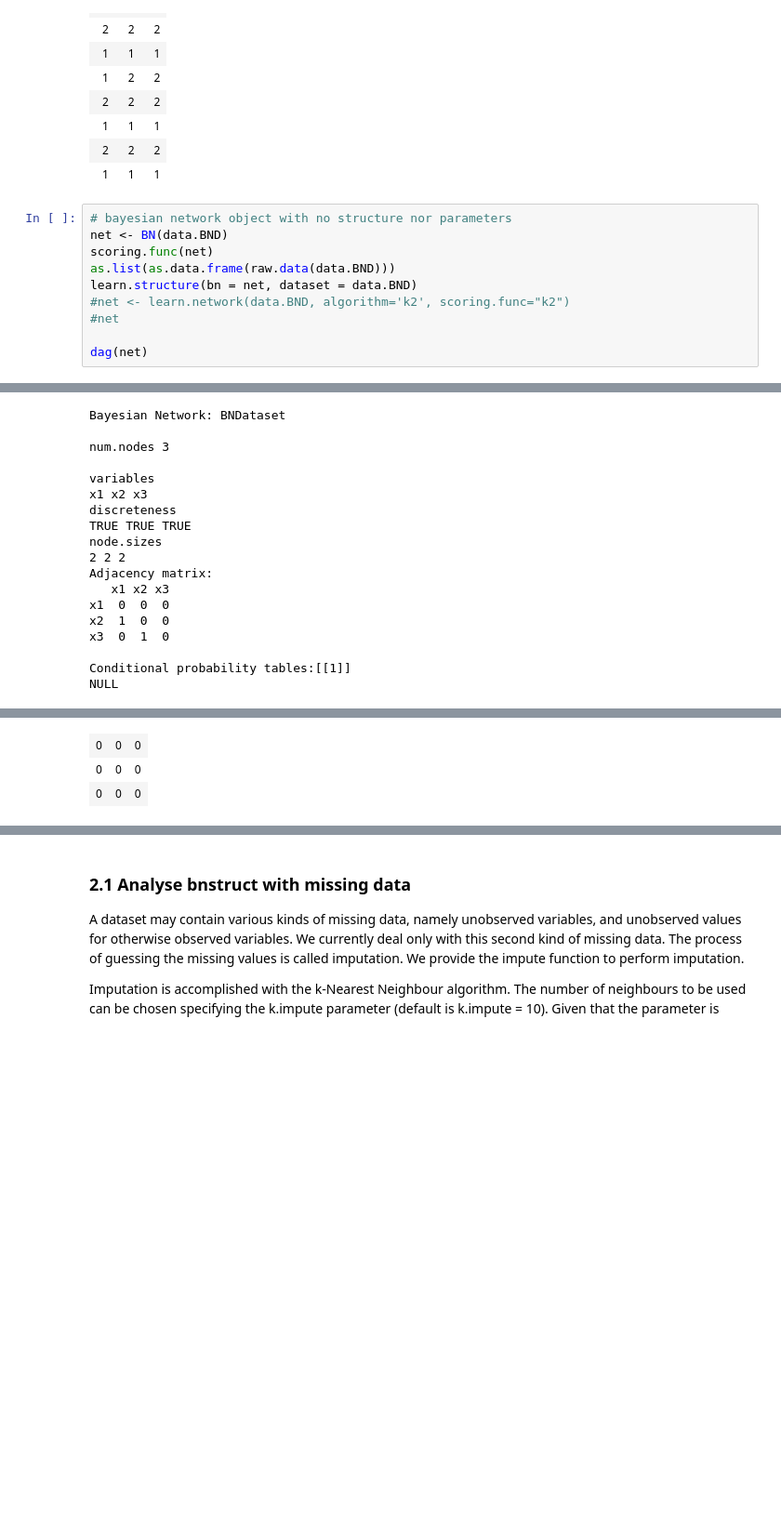
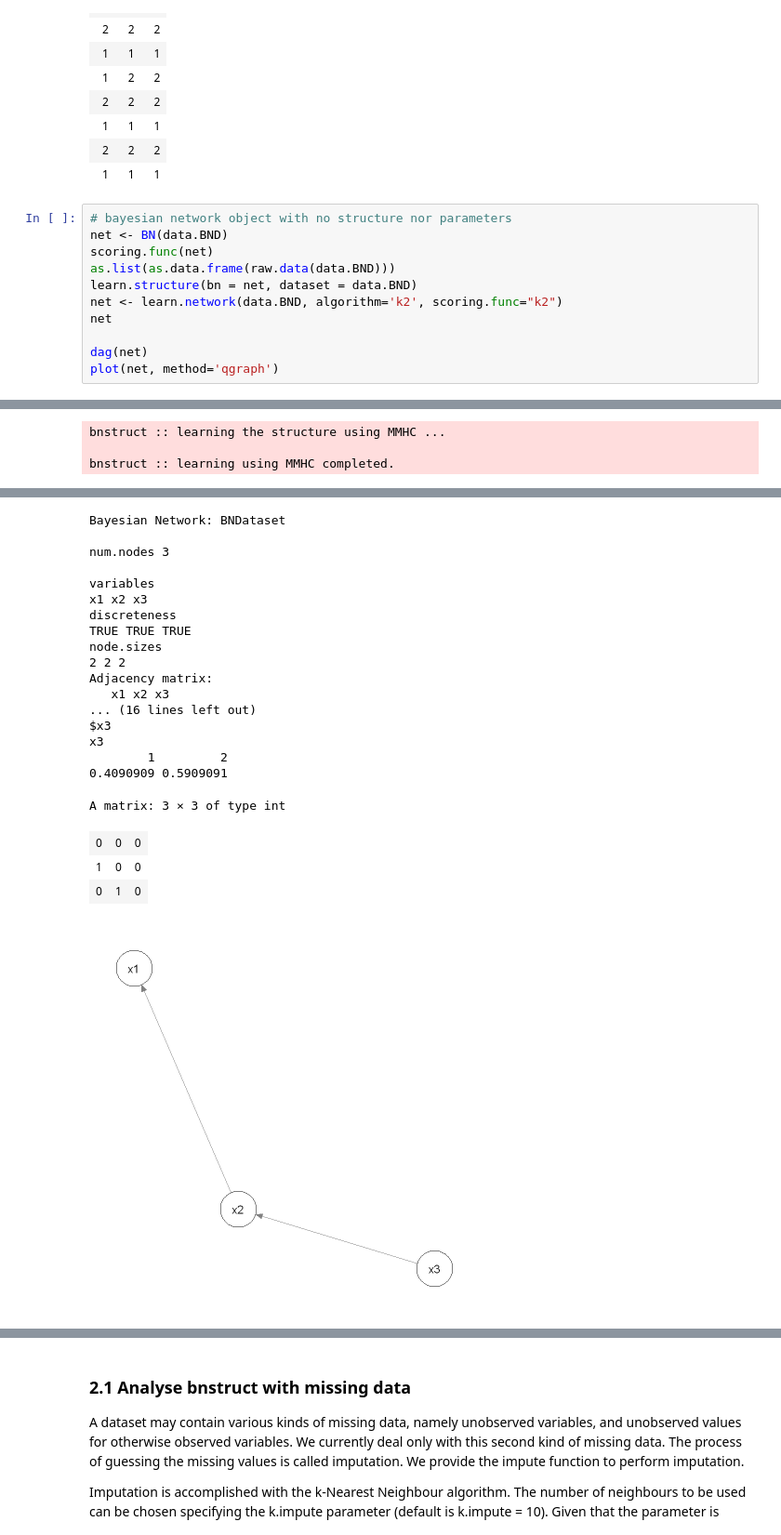
Before and after one commit to emabaci/Advanced-Statistics-Project, a Jupyter notebook: K2_Bayesian_Network.ipynb, the cells around one changed output, grey strips where cells are left out. Shown at 93% size. Saved outputs shown, nothing was run; the diff lists cells and outputs as text; blank space fills up the shorter version.

```diff
--- a/K2_Bayesian_Network.ipynb
+++ b/K2_Bayesian_Network.ipynb
@@ -333,9 +425,10 @@ net <- BN(data.BND)
 scoring.func(net)
 as.list(as.data.frame(raw.data(data.BND)))
 learn.structure(bn = net, dataset = data.BND)
-#net <- learn.network(data.BND, algorithm='k2', scoring.func="k2")
-#net
+net <- learn.network(data.BND, algorithm='k2', scoring.func="k2")
+net
 
 dag(net)
+plot(net, method='qgraph')
 # %% [output]
 [1] ""
@@ -345,18 +443,3 @@ bnstruct :: learning using MMHC completed.
-Bayesian Network: BNDataset
+bnstruct :: learning the structure using MMHC ...
 
-num.nodes 3
-
-variables
-x1 x2 x3
-discreteness
-TRUE TRUE TRUE
-node.sizes
-2 2 2
-Adjacency matrix:
-   x1 x2 x3
-x1  0  0  0
-x2  1  0  0
-x3  0  1  0
-
-Conditional probability tables:[[1]]
-NULL
+bnstruct :: learning using MMHC completed.
@@ -364,6 +473,25 @@ A matrix: 3 × 3 of type dbl
+Bayesian Network: BNDataset
+
+num.nodes 3
+
+variables
+x1 x2 x3
+discreteness
+TRUE TRUE TRUE
+node.sizes
+2 2 2
+Adjacency matrix:
+   x1 x2 x3
+... (16 lines left out)
+$x3
+x3
+        1         2
+0.4090909 0.5909091
+A matrix: 3 × 3 of type int
 | 0 | 0 | 0 |
-| 0 | 0 | 0 |
-| 0 | 0 | 0 |
+| 1 | 0 | 0 |
+| 0 | 1 | 0 |
+[figure, added]
 # %%
 # don't know how to order the BN object
 
```
Also changed, not shown: parts of 23 cells of this notebook.
